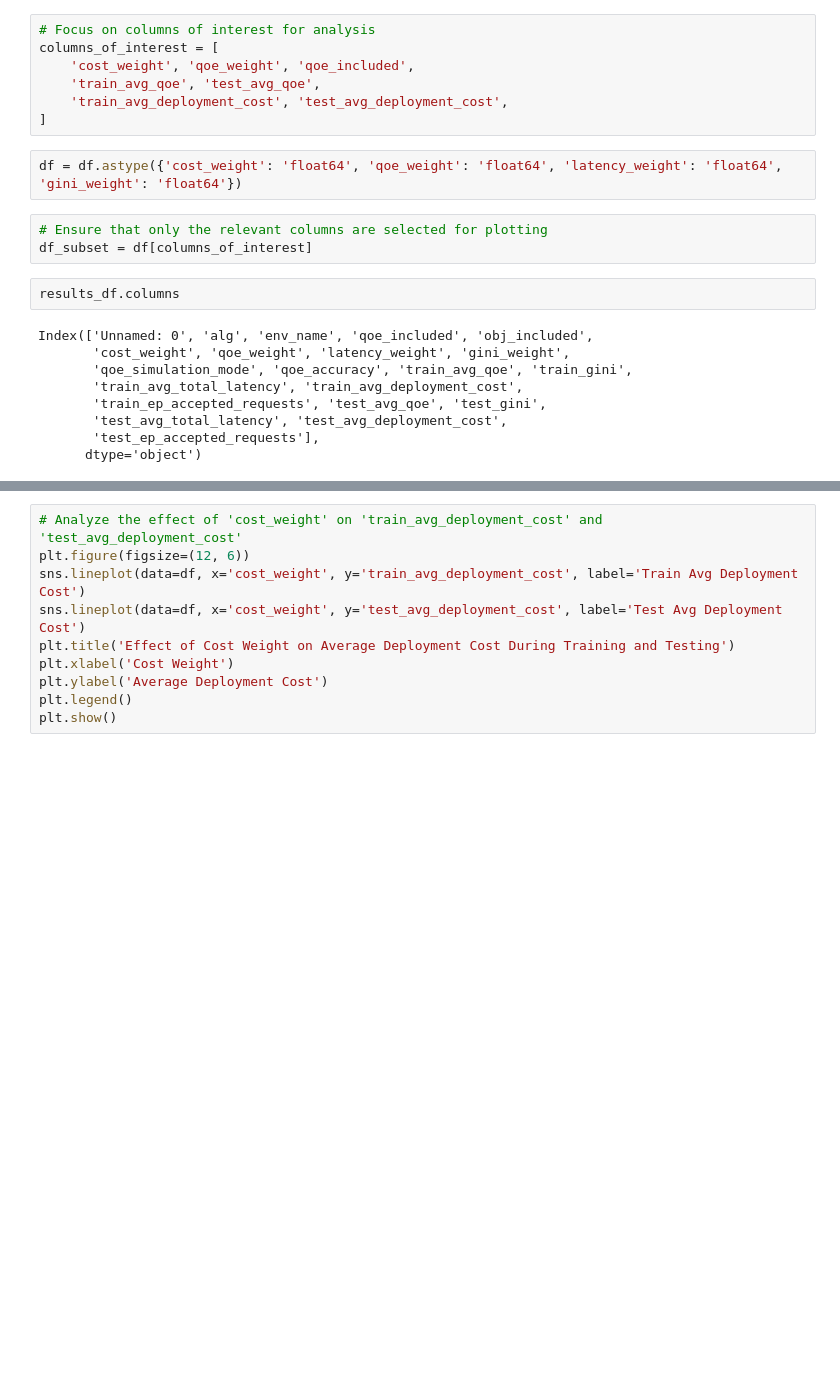
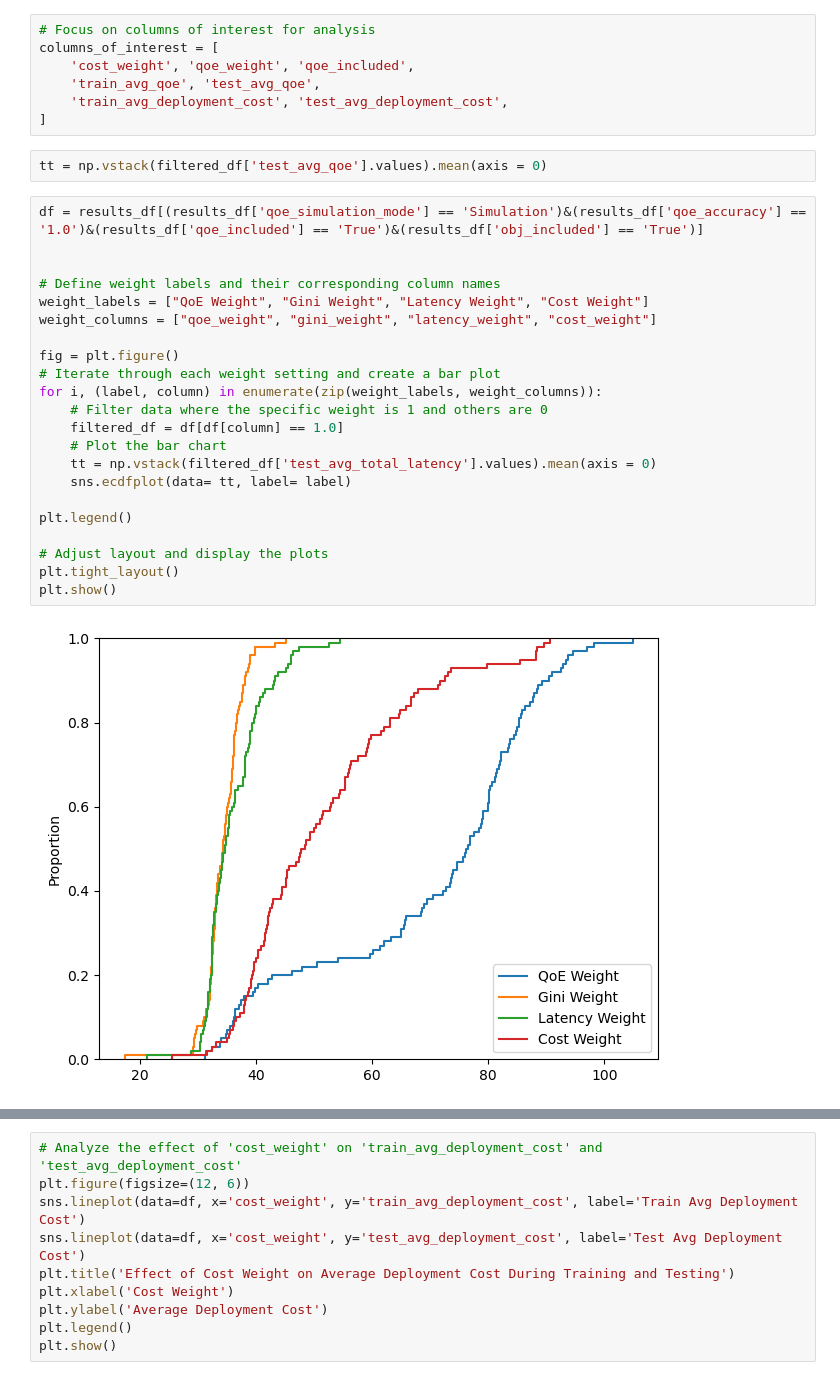
Before and after one commit to mj-sam/Gym_QoE_initial, a Jupyter notebook: MetricsPlot_Analyze_results_Latency_balanced.ipynb, the cells around one changed output, grey strips where cells are left out. Drawn from its saved outputs; the diff is of its cells as text; blank space fills up the shorter version.

Commit message:
adding notebook and results

```diff
--- a/MetricsPlot_Analyze_results_Latency_balanced.ipynb
+++ b/MetricsPlot_Analyze_results_Latency_balanced.ipynb
@@ -29,19 +125,29 @@ columns_of_interest = [
     'train_avg_qoe', 'test_avg_qoe',
     'train_avg_deployment_cost', 'test_avg_deployment_cost',
 ]
-# %%
-df = df.astype({'cost_weight': 'float64', 'qoe_weight': 'float64', 'latency_weight': 'float64', 'gini_weight': 'float64'})
-# %%
-# Ensure that only the relevant columns are selected for plotting
-df_subset = df[columns_of_interest]
-# %%
-results_df.columns
-# %% [output]
-Index(['Unnamed: 0', 'alg', 'env_name', 'qoe_included', 'obj_included',
-       'cost_weight', 'qoe_weight', 'latency_weight', 'gini_weight',
-       'qoe_simulation_mode', 'qoe_accuracy', 'train_avg_qoe', 'train_gini',
-       'train_avg_total_latency', 'train_avg_deployment_cost',
-       'train_ep_accepted_requests', 'test_avg_qoe', 'test_gini',
-       'test_avg_total_latency', 'test_avg_deployment_cost',
-       'test_ep_accepted_requests'],
-      dtype='object')
+# %%
+tt = np.vstack(filtered_df['test_avg_qoe'].values).mean(axis = 0)
+# %%
+df = results_df[(results_df['qoe_simulation_mode'] == 'Simulation')&(results_df['qoe_accuracy'] == '1.0')&(results_df['qoe_included'] == 'True')&(results_df['obj_included'] == 'True')]
+
+
+# Define weight labels and their corresponding column names
+weight_labels = ["QoE Weight", "Gini Weight", "Latency Weight", "Cost Weight"]
+weight_columns = ["qoe_weight", "gini_weight", "latency_weight", "cost_weight"]
+
+fig = plt.figure()
+# Iterate through each weight setting and create a bar plot
+for i, (label, column) in enumerate(zip(weight_labels, weight_columns)):
+    # Filter data where the specific weight is 1 and others are 0
+    filtered_df = df[df[column] == 1.0]
+    # Plot the bar chart
+    tt = np.vstack(filtered_df['test_avg_total_latency'].values).mean(axis = 0)
+    sns.ecdfplot(data= tt, label= label)
+
+plt.legend()
+
+# Adjust layout and display the plots
+plt.tight_layout()
+plt.show()
+# %% [output]
+[figure, added]
```
Also changed, not shown: parts of 18 cells of this notebook, 1 other file.
